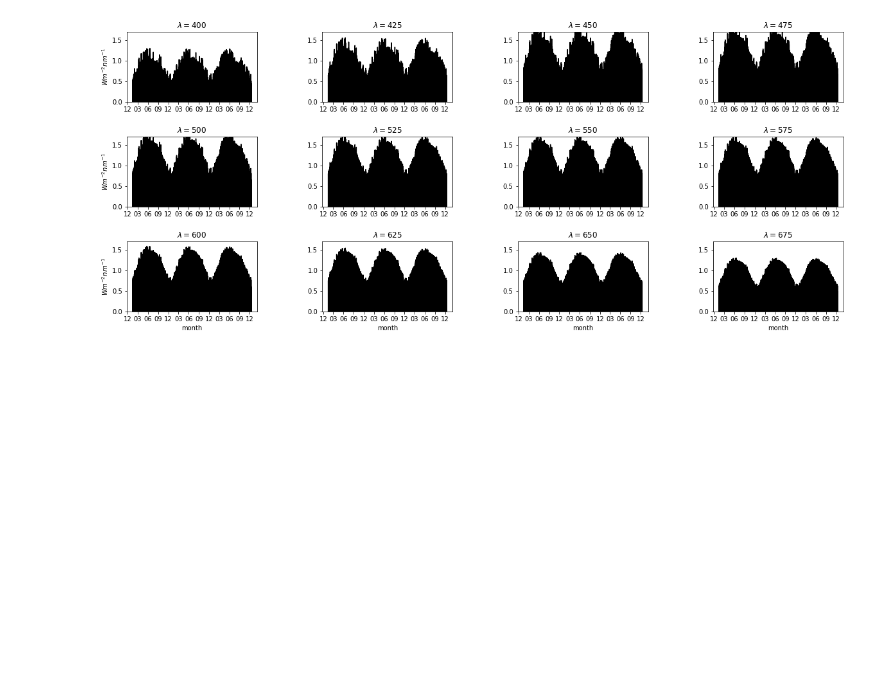
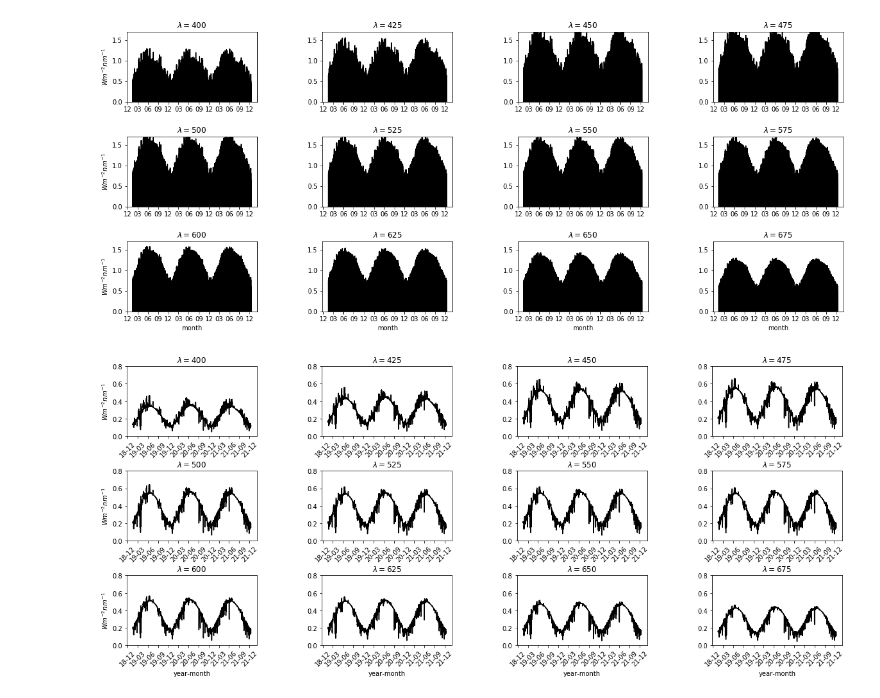
Before and after one commit to BIOPTIMOD/OASIM_ATM, a Jupyter notebook: tools/PYTHON-NOTEBOOKS/OASIM_T2.ipynb, the cells around one changed output. Cells and saved outputs as stored; diff of their text form; code cells hidden in the pictures; blank space fills up the shorter version.

Commit message:
adding daily moving average plots

```diff
--- a/tools/PYTHON-NOTEBOOKS/OASIM_T2.ipynb
+++ b/tools/PYTHON-NOTEBOOKS/OASIM_T2.ipynb
@@ -249,3 +249,49 @@ for j in range(4):
     axs[2,j].set_xlabel('month')
 # %% [output]
 [figure]
+# %%
+fig, axs = plt.subplots(3,4,figsize=(20, 8),gridspec_kw = {'wspace':.5, 'hspace':.5})
+titles=[ [r'$\lambda=400$',r'$\lambda=425$',r'$\lambda=450$',r'$\lambda=475$'],
+         [r'$\lambda=500$',r'$\lambda=525$',r'$\lambda=550$',r'$\lambda=575$'],
+         [r'$\lambda=600$',r'$\lambda=625$',r'$\lambda=650$',r'$\lambda=675$']]
+
+E_400=np.cumsum( (df['ed_400'].values+df['es_400'].values)/25.)[24:]/24. - np.cumsum( (df['ed_400'].values+df['es_400'].values)/25.)[:-24]/24.
+E_425=np.cumsum( (df['ed_425'].values+df['es_425'].values)/25.)[24:]/24. - np.cumsum( (df['ed_425'].values+df['es_425'].values)/25.)[:-24]/24.
+E_450=np.cumsum( (df['ed_450'].values+df['es_450'].values)/25.)[24:]/24. - np.cumsum( (df['ed_450'].values+df['es_450'].values)/25.)[:-24]/24.
+E_475=np.cumsum( (df['ed_475'].values+df['es_475'].values)/25.)[24:]/24. - np.cumsum( (df['ed_475'].values+df['es_475'].values)/25.)[:-24]/24.
+
+E_500=np.cumsum( (df['ed_500'].values+df['es_500'].values)/25.)[24:]/24. - np.cumsum( (df['ed_500'].values+df['es_500'].values)/25.)[:-24]/24.
+E_525=np.cumsum( (df['ed_525'].values+df['es_525'].values)/25.)[24:]/24. - np.cumsum( (df['ed_525'].values+df['es_525'].values)/25.)[:-24]/24.
+E_550=np.cumsum( (df['ed_550'].values+df['es_550'].values)/25.)[24:]/24. - np.cumsum( (df['ed_550'].values+df['es_550'].values)/25.)[:-24]/24.
+E_575=np.cumsum( (df['ed_575'].values+df['es_575'].values)/25.)[24:]/24. - np.cumsum( (df['ed_575'].values+df['es_575'].values)/25.)[:-24]/24.
+
+E_600=np.cumsum( (df['ed_600'].values+df['es_600'].values)/25.)[24:]/24. - np.cumsum( (df['ed_600'].values+df['es_600'].values)/25.)[:-24]/24.
+E_625=np.cumsum( (df['ed_625'].values+df['es_625'].values)/25.)[24:]/24. - np.cumsum( (df['ed_625'].values+df['es_625'].values)/25.)[:-24]/24.
+E_650=np.cumsum( (df['ed_650'].values+df['es_650'].values)/25.)[24:]/24. - np.cumsum( (df['ed_650'].values+df['es_650'].values)/25.)[:-24]/24.
+E_675=np.cumsum( (df['ed_675'].values+df['es_675'].values)/25.)[24:]/24. - np.cumsum( (df['ed_675'].values+df['es_675'].values)/25.)[:-24]/24.
+
+axs[0,0].plot(t_values[12:-12],E_400,c='k')
+axs[0,1].plot(t_values[12:-12],E_425,c='k')
+axs[0,2].plot(t_values[12:-12],E_450,c='k')
+axs[0,3].plot(t_values[12:-12],E_475,c='k')
+axs[1,0].plot(t_values[12:-12],E_500,c='k')
+axs[1,1].plot(t_values[12:-12],E_525,c='k')
+axs[1,2].plot(t_values[12:-12],E_550,c='k')
+axs[1,3].plot(t_values[12:-12],E_575,c='k')
+axs[2,0].plot(t_values[12:-12],E_600,c='k')
+axs[2,1].plot(t_values[12:-12],E_625,c='k')
+axs[2,2].plot(t_values[12:-12],E_650,c='k')
+axs[2,3].plot(t_values[12:-12],E_675,c='k')
+for i in range(3):
+    for j in range(4):
+         axs[i,j].xaxis.set_major_formatter(mdates.DateFormatter('%y-%m'))
+         axs[i,j].xaxis.set_major_locator(mdates.MonthLocator(interval=3))
+         axs[i,j].set_ylim([0,0.8])
+         axs[i,j].set_title(titles[i][j])
+         axs[i,j].xaxis.set_tick_params(rotation=45)
+for i in range(3):
+    axs[i,0].set_ylabel(r'$Wm^{-2}nm^{-1}$')
+for j in range(4):
+    axs[2,j].set_xlabel('year-month')
+# %% [output]
+[figure, added]
```
